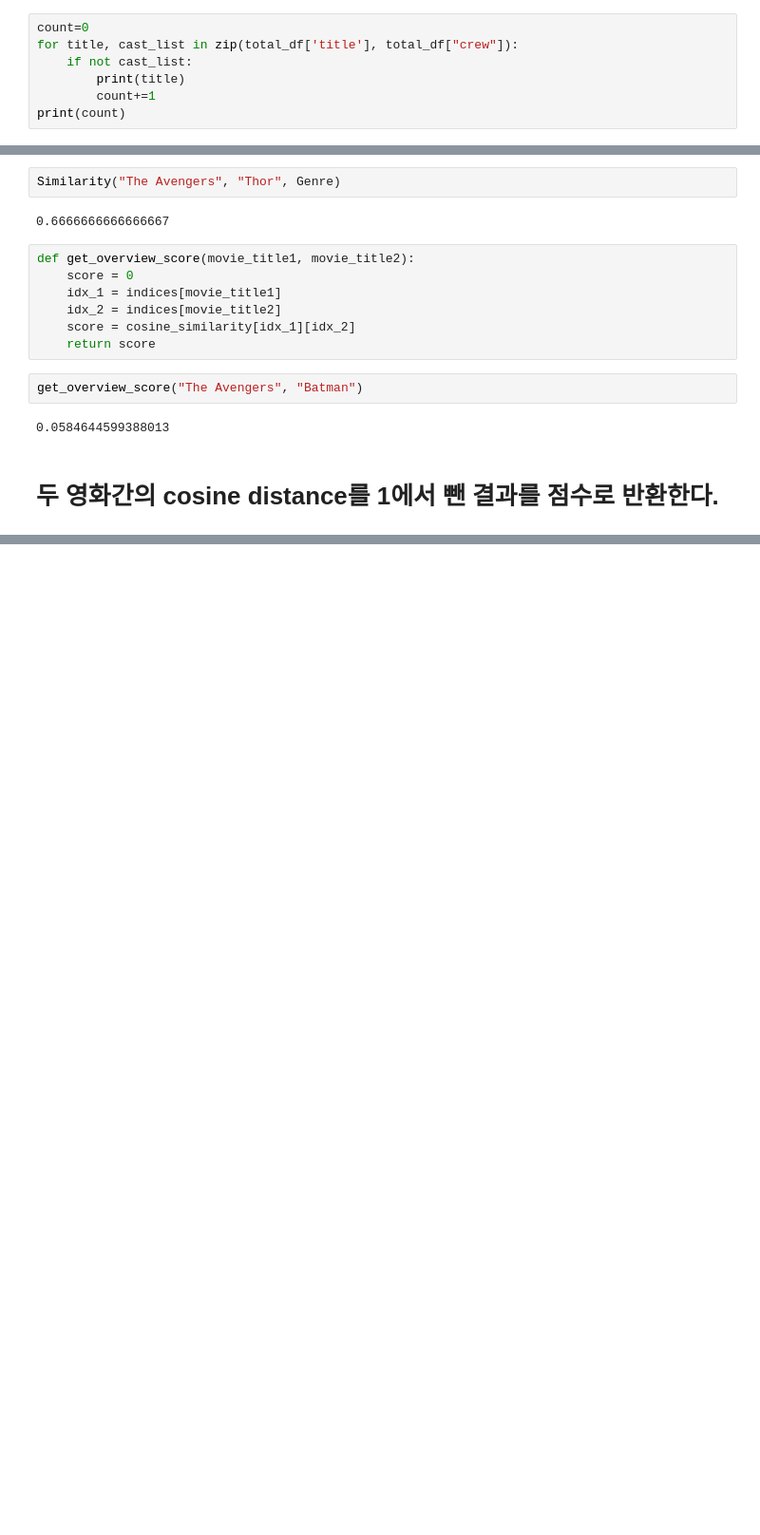
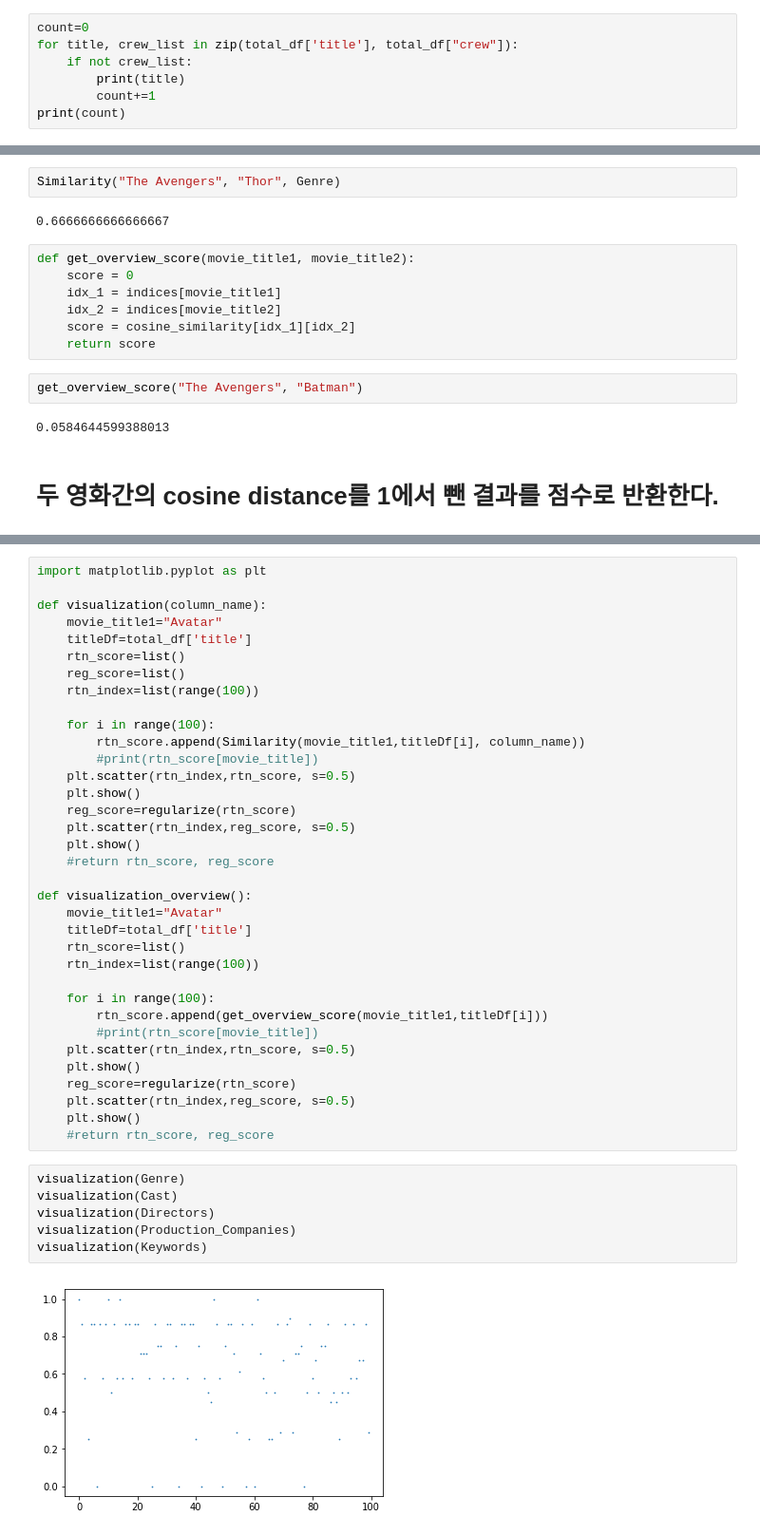
Before and after one commit to psyas/Movie-Recommendation-System-at-Silicon-Valley, a Jupyter notebook: Movie_recommendation_service.ipynb, the cells around one changed output, grey strips where cells are left out. Shown at 95% size. Drawn from its saved outputs; the diff is of its cells as text; blank space fills up the shorter version.

Commit message:
Refactoring/visualization
Add visualization of regularization

```diff
--- a/Movie_recommendation_service.ipynb
+++ b/Movie_recommendation_service.ipynb
@@ -55,7 +63,7 @@ for column in json_columns:
 # %%
 count=0
-for title, cast_list in zip(total_df['title'], total_df["crew"]):
-    if not cast_list:
+for title, crew_list in zip(total_df['title'], total_df["crew"]):
+    if not crew_list:
         print(title)
         count+=1
 print(count)
@@ -697,0 +766,43 @@ total_reccommendation_v2_cosDist('Toy Story 3', 'The 40 Year Old Virgin')
+# %%
+import matplotlib.pyplot as plt
+
+def visualization(column_name):
+    movie_title1="Avatar"
+    titleDf=total_df['title']
+    rtn_score=list()
+    reg_score=list()
+    rtn_index=list(range(100))
+
+    for i in range(100):
+        rtn_score.append(Similarity(movie_title1,titleDf[i], column_name))
+        #print(rtn_score[movie_title])
+    plt.scatter(rtn_index,rtn_score, s=0.5)
+    plt.show()
+    reg_score=regularize(rtn_score)
+    plt.scatter(rtn_index,reg_score, s=0.5)
+    plt.show()
+    #return rtn_score, reg_score
+
+def visualization_overview():
+    movie_title1="Avatar"
+    titleDf=total_df['title']
+    rtn_score=list()
+    rtn_index=list(range(100))
+
+    for i in range(100):
+        rtn_score.append(get_overview_score(movie_title1,titleDf[i]))
+        #print(rtn_score[movie_title])
+    plt.scatter(rtn_index,rtn_score, s=0.5)
+    plt.show()
+    reg_score=regularize(rtn_score)
+    plt.scatter(rtn_index,reg_score, s=0.5)
+    plt.show()
+    #return rtn_score, reg_score
+# %%
+visualization(Genre)
+visualization(Cast)
+visualization(Directors)
+visualization(Production_Companies)
+visualization(Keywords)
+# %% [output]
+[figure, added]
```
Also changed, not shown: parts of 41 cells of this notebook.
